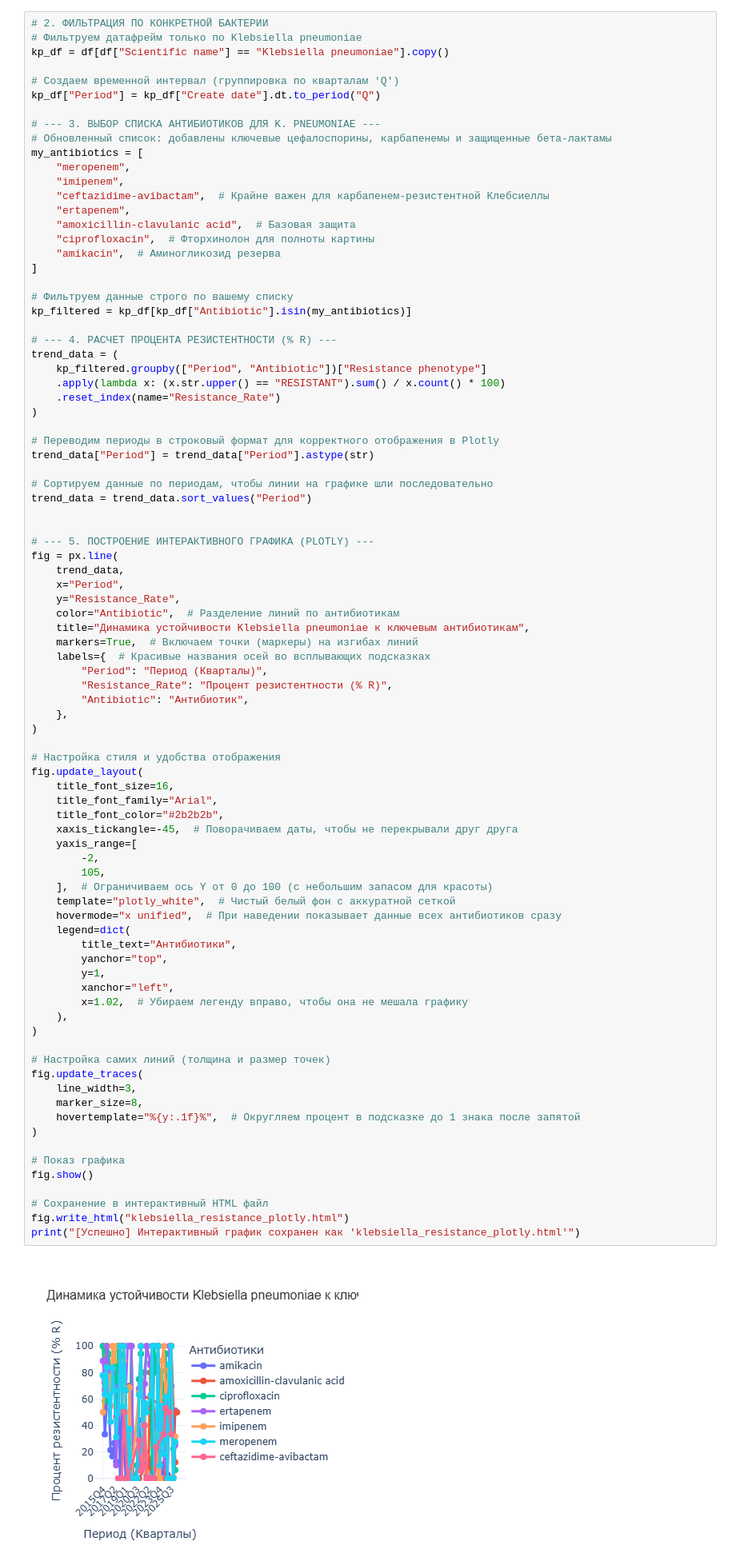
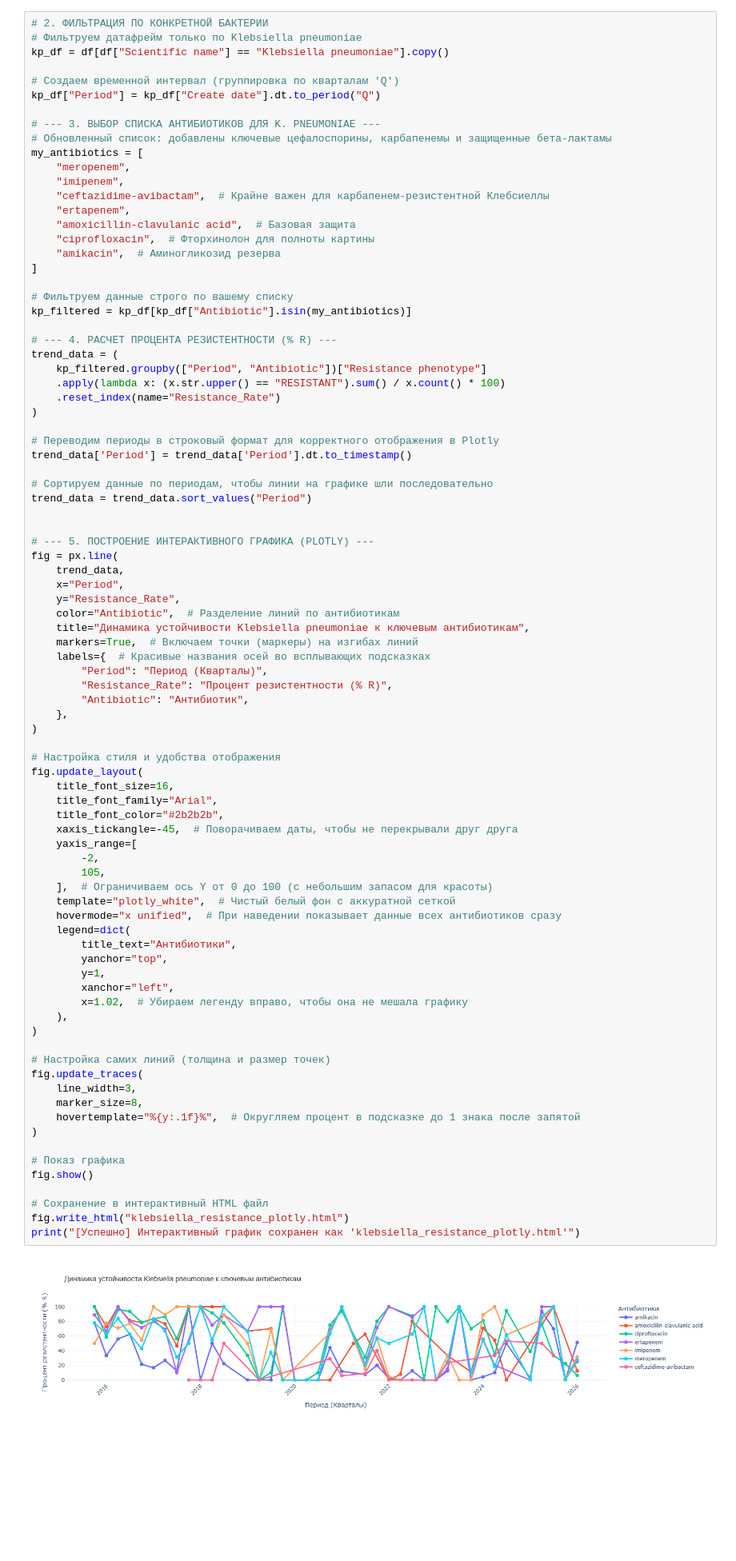
Before and after one commit to troiekurov-eng/Final_project_It_step_2026, a Jupyter notebook: Cleaning_data.ipynb, the cells around one changed output. Shown at 80% size. Cells and saved outputs as stored; diff of their text form; blank space fills up the shorter version.

```diff
--- a/Cleaning_data.ipynb
+++ b/Cleaning_data.ipynb
@@ -641,7 +641,7 @@ trend_data = (
 )
 
 # Переводим периоды в строковый формат для корректного отображения в Plotly
-trend_data["Period"] = trend_data["Period"].astype(str)
+trend_data['Period'] = trend_data['Period'].dt.to_timestamp()
 
 # Сортируем данные по периодам, чтобы линии на графике шли последовательно
 trend_data = trend_data.sort_values("Period")
@@ -670,34 +670,34 @@ fig.update_layout(
     xaxis_tickangle=-45,  # Поворачиваем даты, чтобы не перекрывали друг друга
     yaxis_range=[
         -2,
         105,
     ],  # Ограничиваем ось Y от 0 до 100 (с небольшим запасом для красоты)
     template="plotly_white",  # Чистый белый фон с аккуратной сеткой
     hovermode="x unified",  # При наведении показывает данные всех антибиотиков сразу
     legend=dict(
         title_text="Антибиотики",
         yanchor="top",
         y=1,
         xanchor="left",
         x=1.02,  # Убираем легенду вправо, чтобы она не мешала графику
     ),
 )
 
 # Настройка самих линий (толщина и размер точек)
 fig.update_traces(
     line_width=3,
     marker_size=8,
     hovertemplate="%{y:.1f}%",  # Округляем процент в подсказке до 1 знака после запятой
 )
 
 # Показ графика
 fig.show()
 
 # Сохранение в интерактивный HTML файл
 fig.write_html("klebsiella_resistance_plotly.html")
 print("[Успешно] Интерактивный график сохранен как 'klebsiella_resistance_plotly.html'")
 # %% [output]
-[figure, old version]
+[figure, new version]
 [Успешно] Интерактивный график сохранен как 'klebsiella_resistance_plotly.html'
 # %%
 #!pip install -U scikit-learn
```
Also changed, not shown: parts of 4 cells of this notebook.
